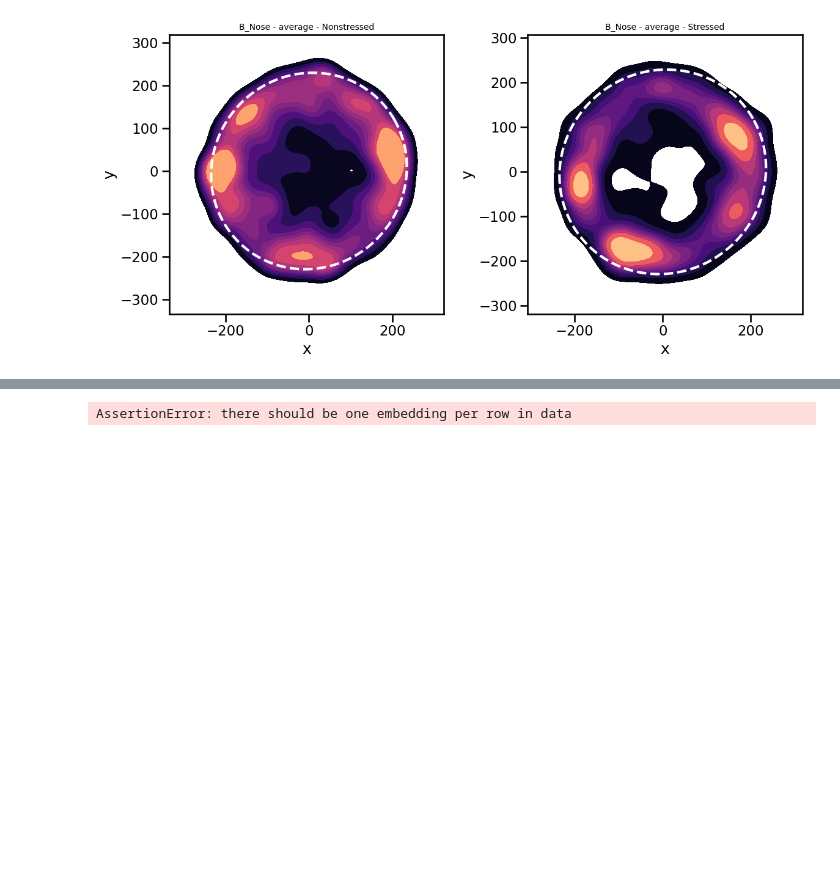
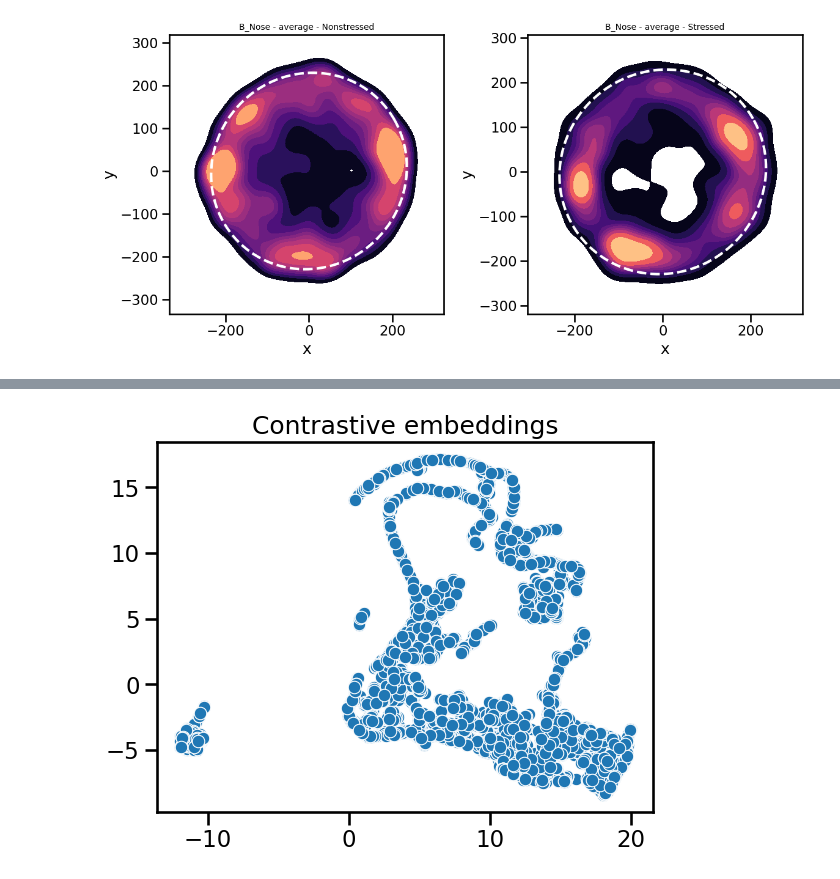
Before and after one commit to mlfpm/deepof, a Jupyter notebook: docs/source/tutorial_notebooks/deepof_preprocessing_tutorial.ipynb, the cells around one changed output, grey strips where cells are left out. Drawn from its saved outputs; the diff is of its cells as text; code cells hidden in the pictures; blank space fills up the shorter version.

Commit message:
Updated Contrastive learning models, which are now fully supported in the unsupervised pipeline

```diff
--- a/docs/source/tutorial_notebooks/deepof_preprocessing_tutorial.ipynb
+++ b/docs/source/tutorial_notebooks/deepof_preprocessing_tutorial.ipynb
@@ -279,9 +237,13 @@ coords._animal_ids
 # Add preprocessing options to include multiple animals, concatenated and together in a graph
 
 cc = my_deepof_project.get_coords(center="Center", align="Spine_1")
-tt = cc.preprocess(
+ss = my_deepof_project.get_coords(speed=1)
+
+tt = cc.merge(ss)
+
+tt = tt.preprocess(
     window_size=100,
-    window_step=100,
+    window_step=20,
     test_videos=1,
-    handle_ids="concat", # "concat" uses bps from != animals as features, "split"
+    handle_ids="split", # "concat" uses bps from != animals as features, "split"
 )
@@ -346,0 +254,9 @@ for i in tt:
+# %%
+cons = my_deepof_project.deep_unsupervised_embedding(
+    tt,
+    embedding_model="contrastive",
+    epochs=5,
+    encoder_type="TCN",
+    contrastive_loss_function="nce",
+    contrastive_similarity_function="cosine",
+)
@@ -346,0 +295,10 @@ for i in tt:
+# %%
+import umap
+cons = umap.UMAP(n_components=2).fit_transform(cons(tt[0][:15000, :50]))
+# %%
+sns.scatterplot(x=cons[:, 0], y=cons[:, 1])
+
+plt.title("Contrastive embeddings")
+plt.show()
+# %% [output]
+[figure, added]
@@ -365,19 +330,17 @@ video = deepof.visuals.animate_skeleton(
     #cluster_assignments=clust_ass,
     animal_id="B",
     experiment_id="20191204_Day2_SI_JB08_Test_54",
-    frame_limit=50,
-    selected_cluster=0,
+    frame_limit=500,
+    # selected_cluster=0,
     dpi=60,
-    center="Center",
-    align="Spine_1",
+    # center="Center",
+    # align="Spine_1",
     #embedding=[emb_B, emb_W],
 )
 
 html = display.HTML(video)
 display.display(html)
 plt.close()
-# %% [output]
-AssertionError: there should be one embedding per row in data
 # %%
 # Single animal display
 # %%
```
Also changed, not shown: parts of 22 cells of this notebook, 2 other files.
